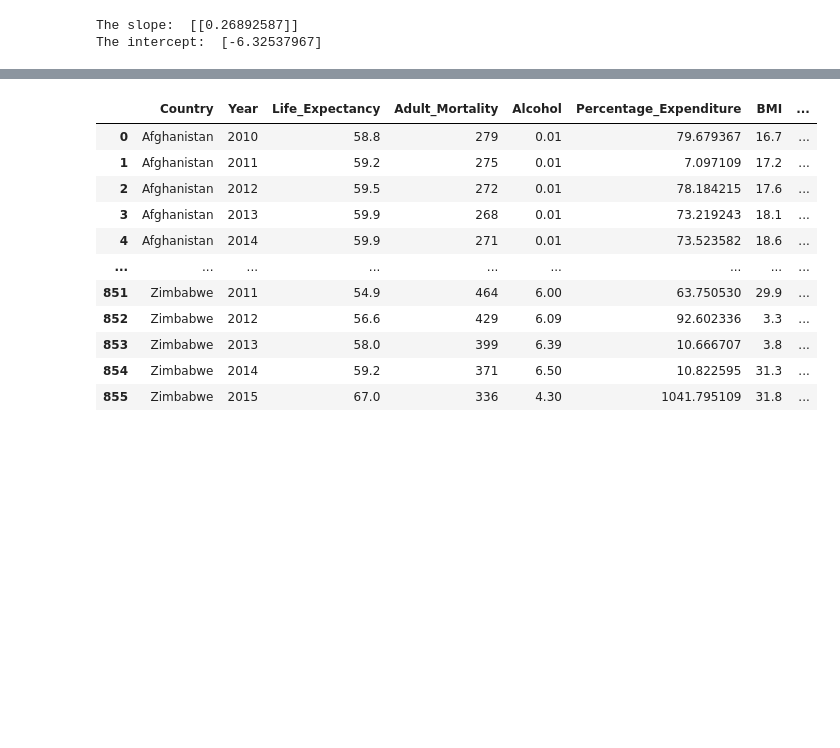
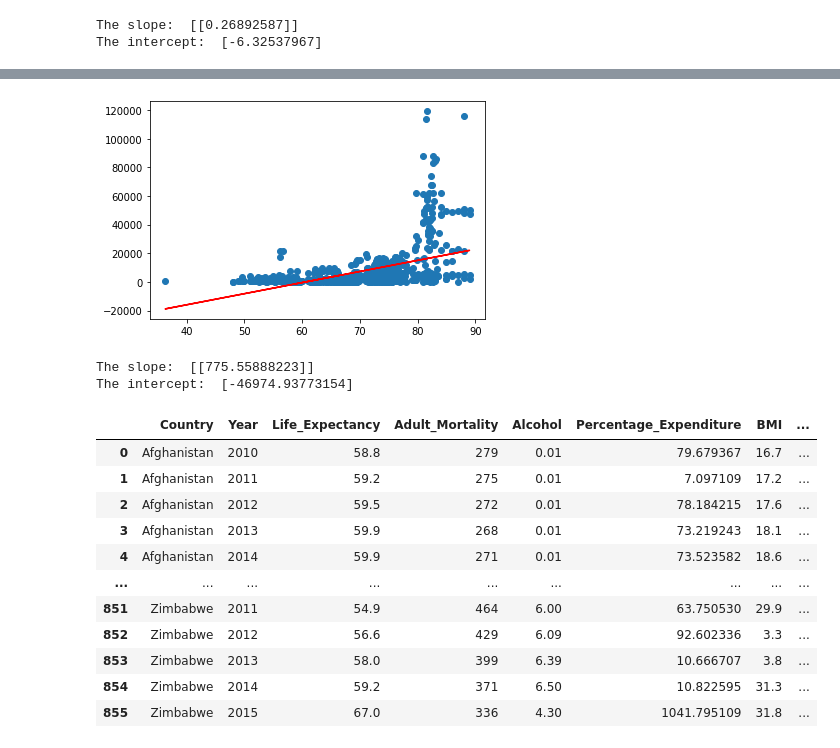
Before and after one commit to MugdhaYada/my_projects-IDS, a Jupyter notebook: HW3/Project_3.ipynb, the cells around one changed output, grey strips where cells are left out. Drawn from its saved outputs; the diff is of its cells as text; code cells hidden in the pictures; blank space fills up the shorter version.

```diff
--- a/HW3/Project_3.ipynb
+++ b/HW3/Project_3.ipynb
@@ -178,3 +200,22 @@ The intercept:  [-6.32537967]
+# %%
+from sklearn.linear_model import LinearRegression
+import matplotlib.pyplot as plot
+X = LifeExpectancydf.loc[:, 'Life_Expectancy'].values.reshape(-1,1)
+Y = LifeExpectancydf.loc[:, 'GDP'].values.reshape(-1,1)
+LRmodel = LinearRegression()
+LRmodel.fit(X, Y)
+Y_pred = LRmodel.predict(X)
+plot.scatter(X, Y)
+plot.plot(X, Y_pred, color='red')
+plot.show()
+# %% [output]
+[figure, added]
+# %%
+print("The slope: ", LRmodel.coef_)
+print("The intercept: ", LRmodel.intercept_)
+# %% [output]
+The slope:  [[775.55888223]]
+The intercept:  [-46974.93773154]
 # %%
 tempDF = LifeExpectancydf.copy()
 
```
Also changed, not shown: parts of 4 cells of this notebook.
